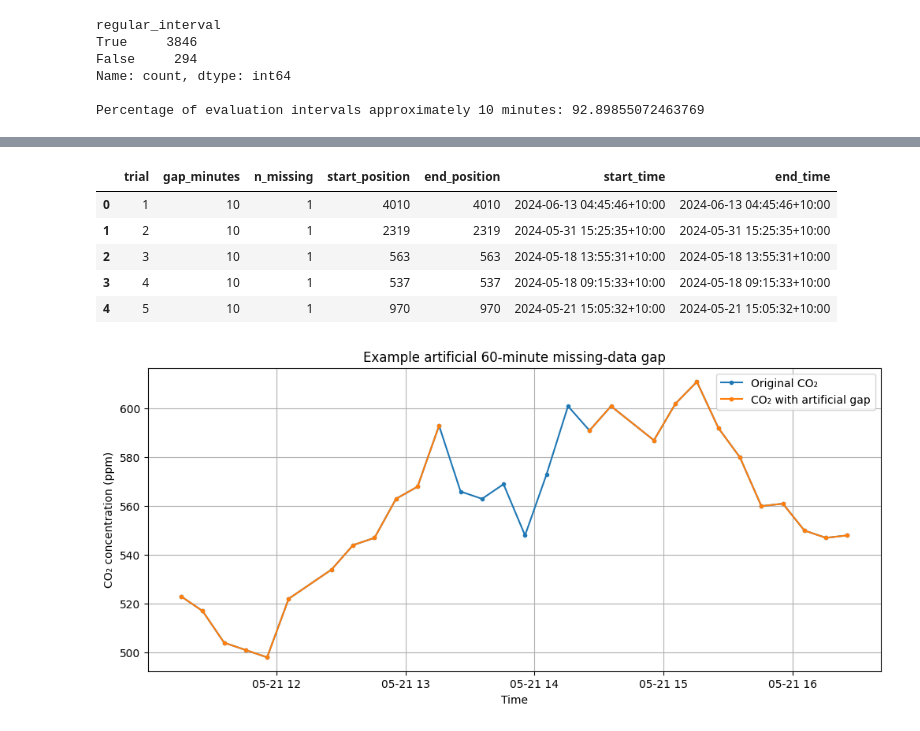
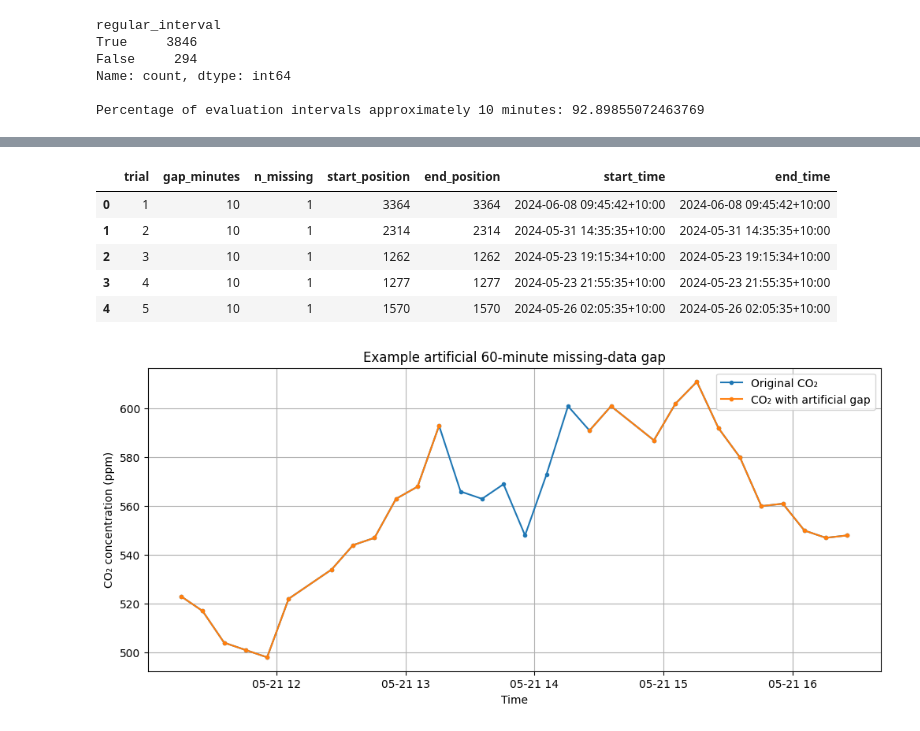
Before and after one commit to erica-teoh/MMA3001-CO2-Reconstruction, a Jupyter notebook: MMA3001_CO2_Reconstruction.ipynb, the cells around one changed output, grey strips where cells are left out. Cells and saved outputs as stored; diff of their text form; code cells hidden in the pictures.

Commit message:
Refine Stage 3 with paired gap locations across durations

```diff
--- a/MMA3001_CO2_Reconstruction.ipynb
+++ b/MMA3001_CO2_Reconstruction.ipynb
@@ -441,7 +441,7 @@ Percentage of evaluation intervals approximately 10 minutes: 92.89855072463769
 # %%
 import numpy as np
 import pandas as pd
-
+# Gap lengths expressed as number of expected 10-minute measurements
 GAP_SIZES = {
     10: 1,
     30: 3,
@@ -454,44 +454,46 @@ RANDOM_SEED = 3001
 
 rng = np.random.default_rng(RANDOM_SEED)
 
+# Find locations capable of supporting the LONGEST gap.
+# These locations will then be used for every gap duration.
+
+max_missing = max(GAP_SIZES.values())
+
+common_valid_starts = []
+
+for start in range(1, len(evaluation_df) - max_missing):
+
+    end = start + max_missing - 1
+
+    required_edges = evaluation_df.loc[
+        start:end + 1,
+        "regular_interval"
+    ]
+
+    if required_edges.all():
+        common_valid_starts.append(start)
+
+
+print(
+    "Locations suitable for every gap duration:",
+    len(common_valid_starts)
+)
+
+if len(common_valid_starts) < N_TRIALS:
+    raise ValueError("Not enough common locations for the experiment.")
+
+
+# Same 100 locations used for every method and every gap duration
+selected_starts = rng.choice(
+    common_valid_starts,
+    size=N_TRIALS,
+    replace=False
+)
+
+
 gap_trials = []
 
 for gap_minutes, n_missing in GAP_SIZES.items():
-
-    valid_starts = []
-
-    # Need one known observation before and after each artificial gap
-    for start in range(1, len(evaluation_df) - n_missing):
-
-        end = start + n_missing - 1
-
-        # Intervals from:
-        # previous known point -> first hidden point
-        # through to:
-        # final hidden point -> next known point
-        required_edges = evaluation_df.loc[
-            start:end + 1,
-            "regular_interval"
-        ]
-
-        if required_edges.all():
-            valid_starts.append(start)
-
-    print(
-        f"{gap_minutes}-minute gap: "
-        f"{len(valid_starts)} possible locations"
-    )
-
-    if len(valid_starts) < N_TRIALS:
-        raise ValueError(
-            f"Not enough valid locations for {gap_minutes}-minute gaps."
-        )
-
-    selected_starts = rng.choice(
-        valid_starts,
-        size=N_TRIALS,
-        replace=False
-    )
 
     for trial_number, start in enumerate(selected_starts, start=1):
 
@@ -501,8 +503,8 @@ for gap_minutes, n_missing in GAP_SIZES.items():
             "trial": trial_number,
             "gap_minutes": gap_minutes,
             "n_missing": n_missing,
-            "start_position": start,
-            "end_position": end,
+            "start_position": int(start),
+            "end_position": int(end),
             "start_time": evaluation_df.loc[start, "timestamp"],
             "end_time": evaluation_df.loc[end, "timestamp"]
         })
@@ -510,10 +512,14 @@ for gap_minutes, n_missing in GAP_SIZES.items():
 
 gap_trials = pd.DataFrame(gap_trials)
 
-print("\nTotal artificial gaps:", len(gap_trials))
+print("\nTotal experiments:", len(gap_trials))
 
-print("\nTrials by gap duration:")
-print(gap_trials["gap_minutes"].value_counts().sort_index())
+print("\nExperiments by gap duration:")
+print(
+    gap_trials["gap_minutes"]
+    .value_counts()
+    .sort_index()
+)
 
 gap_trials.head()
 # %% [output]
@@ -528,15 +531,15 @@ Trials by gap duration:
 gap_minutes
 10     100
 30     100
 60     100
 120    100
 Name: count, dtype: int64
 |  | trial | gap_minutes | n_missing | start_position | end_position | start_time | end_time |
-| 0 | 1 | 10 | 1 | 4010 | 4010 | 2024-06-13 04:45:46+10:00 | 2024-06-13 04:45:46+10:00 |
-| 1 | 2 | 10 | 1 | 2319 | 2319 | 2024-05-31 15:25:35+10:00 | 2024-05-31 15:25:35+10:00 |
-| 2 | 3 | 10 | 1 | 563 | 563 | 2024-05-18 13:55:31+10:00 | 2024-05-18 13:55:31+10:00 |
-| 3 | 4 | 10 | 1 | 537 | 537 | 2024-05-18 09:15:33+10:00 | 2024-05-18 09:15:33+10:00 |
-| 4 | 5 | 10 | 1 | 970 | 970 | 2024-05-21 15:05:32+10:00 | 2024-05-21 15:05:32+10:00 |
+| 0 | 1 | 10 | 1 | 3364 | 3364 | 2024-06-08 09:45:42+10:00 | 2024-06-08 09:45:42+10:00 |
+| 1 | 2 | 10 | 1 | 2314 | 2314 | 2024-05-31 14:35:35+10:00 | 2024-05-31 14:35:35+10:00 |
+| 2 | 3 | 10 | 1 | 1262 | 1262 | 2024-05-23 19:15:34+10:00 | 2024-05-23 19:15:34+10:00 |
+| 3 | 4 | 10 | 1 | 1277 | 1277 | 2024-05-23 21:55:35+10:00 | 2024-05-23 21:55:35+10:00 |
+| 4 | 5 | 10 | 1 | 1570 | 1570 | 2024-05-26 02:05:35+10:00 | 2024-05-26 02:05:35+10:00 |
 # %%
 example_trial = gap_trials[
     gap_trials["gap_minutes"] == 60
```
Also changed, not shown: parts of 6 cells of this notebook.
